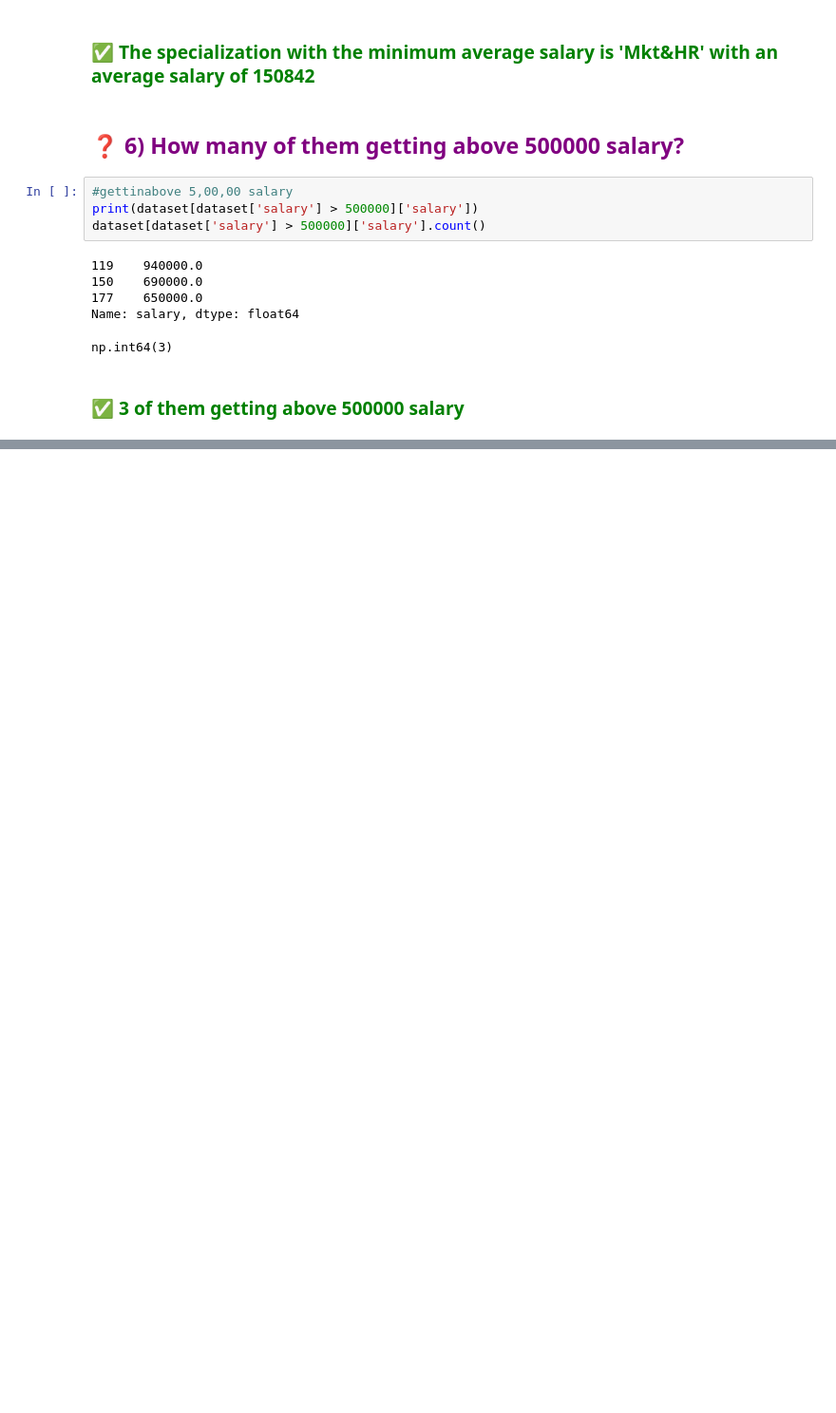
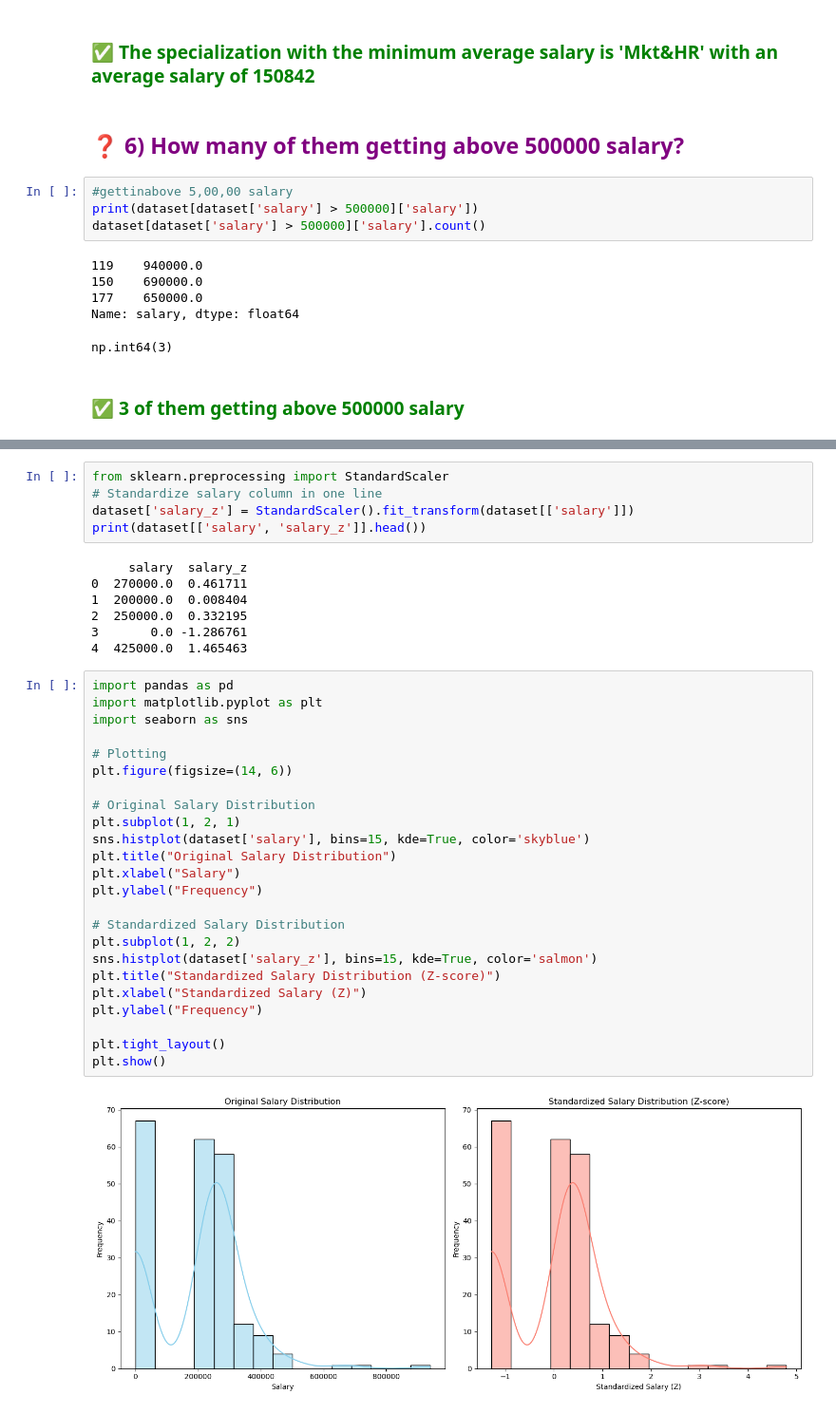
Before and after one commit to aisubramani/Hope_Ai_Assignment, a Jupyter notebook: Week5_2_Data_Science_Bivariate_Analysis/4_ANOVA/Assignment_data_analysis.ipynb, the cells around one changed output, grey strips where cells are left out. Shown: that part at 95% size. Saved outputs shown, nothing was run; the diff lists cells and outputs as text; blank space fills up the shorter version.

```diff
--- a/Week5_2_Data_Science_Bivariate_Analysis/4_ANOVA/Assignment_data_analysis.ipynb
+++ b/Week5_2_Data_Science_Bivariate_Analysis/4_ANOVA/Assignment_data_analysis.ipynb
@@ -255,0 +357,38 @@ np.int64(3)
+# %%
+from sklearn.preprocessing import StandardScaler
+# Standardize salary column in one line
+dataset['salary_z'] = StandardScaler().fit_transform(dataset[['salary']])
+print(dataset[['salary', 'salary_z']].head())
+# %% [output]
+     salary  salary_z
+0  270000.0  0.461711
+1  200000.0  0.008404
+2  250000.0  0.332195
+3       0.0 -1.286761
+4  425000.0  1.465463
+# %%
+import pandas as pd
+import matplotlib.pyplot as plt
+import seaborn as sns
+
+# Plotting
+plt.figure(figsize=(14, 6))
+
+# Original Salary Distribution
+plt.subplot(1, 2, 1)
+sns.histplot(dataset['salary'], bins=15, kde=True, color='skyblue')
+plt.title("Original Salary Distribution")
+plt.xlabel("Salary")
+plt.ylabel("Frequency")
+
+# Standardized Salary Distribution
+plt.subplot(1, 2, 2)
+sns.histplot(dataset['salary_z'], bins=15, kde=True, color='salmon')
+plt.title("Standardized Salary Distribution (Z-score)")
+plt.xlabel("Standardized Salary (Z)")
+plt.ylabel("Frequency")
+
+plt.tight_layout()
+plt.show()
+# %% [output]
+[figure, added]
```
Also changed, not shown: parts of 14 cells of this notebook.
